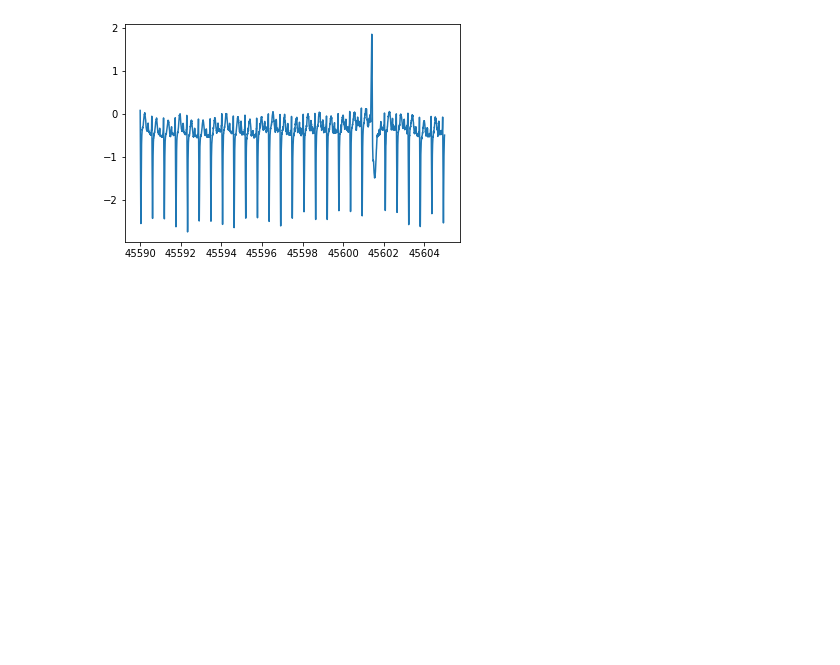
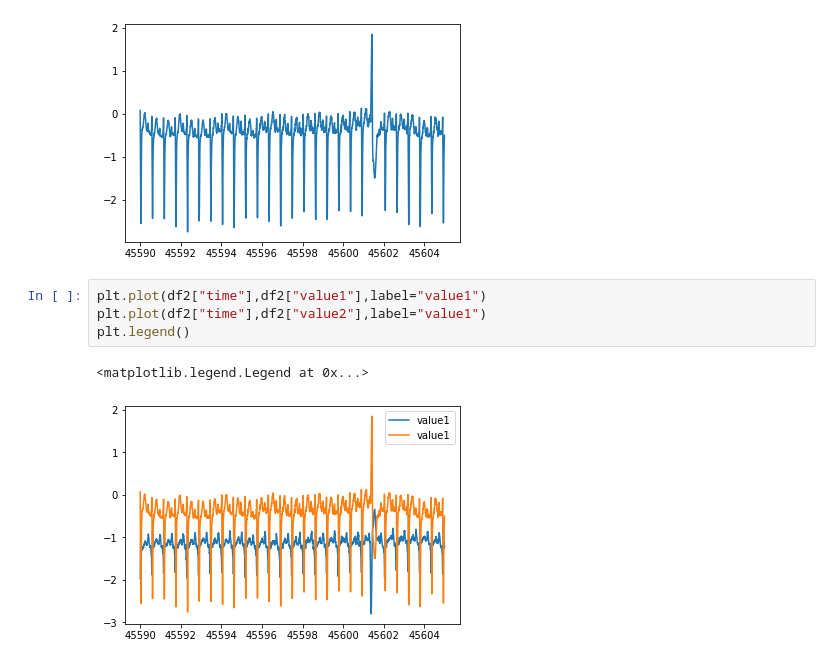
Before and after one commit to takaya-0808/MachineLearning, a Jupyter notebook: work/時系列データ分析/異常値検知/DetectOutlier.ipynb, the cells around one changed output. Drawn from its saved outputs; the diff is of its cells as text; blank space fills up the shorter version.

```diff
--- a/work/時系列データ分析/異常値検知/DetectOutlier.ipynb
+++ b/work/時系列データ分析/異常値検知/DetectOutlier.ipynb
@@ -113,3 +113,10 @@ plt.plot(df2["time"],df2["value2"])
 # %% [output]
 [<matplotlib.lines.Line2D at 0x...>]
 [figure]
+# %%
+plt.plot(df2["time"],df2["value1"],label="value1")
+plt.plot(df2["time"],df2["value2"],label="value1")
+plt.legend()
+# %% [output]
+<matplotlib.legend.Legend at 0x...>
+[figure, added]
```
